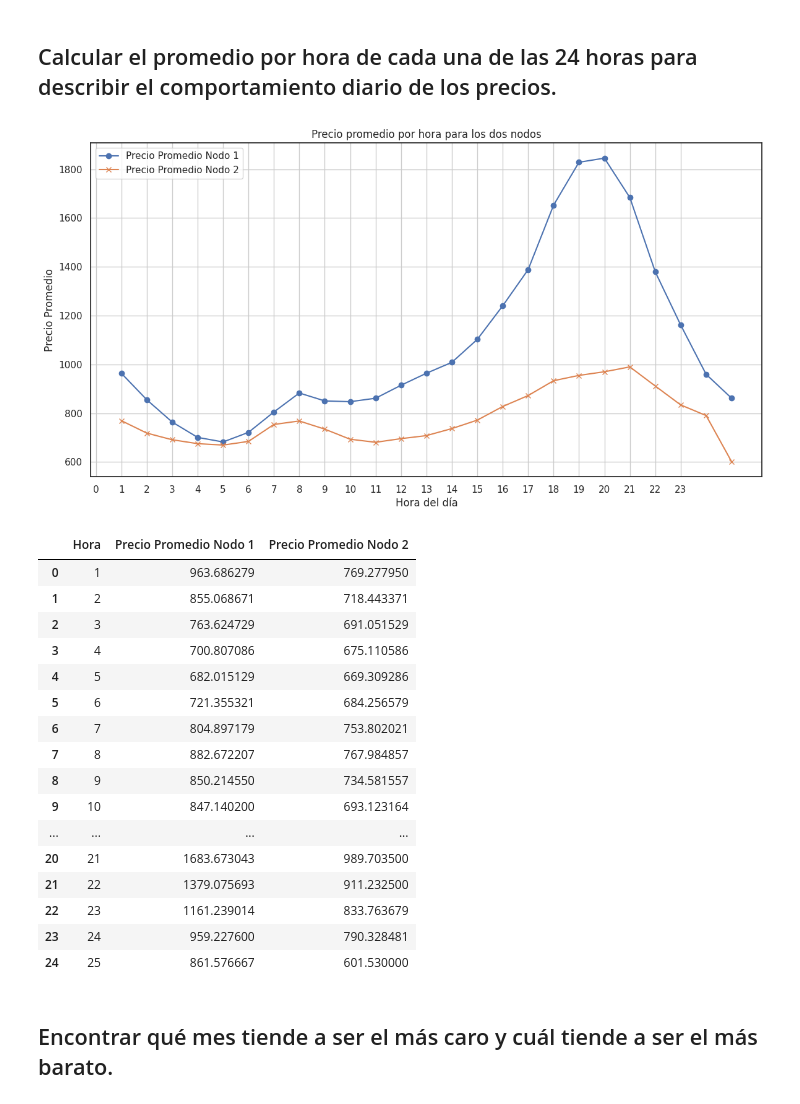
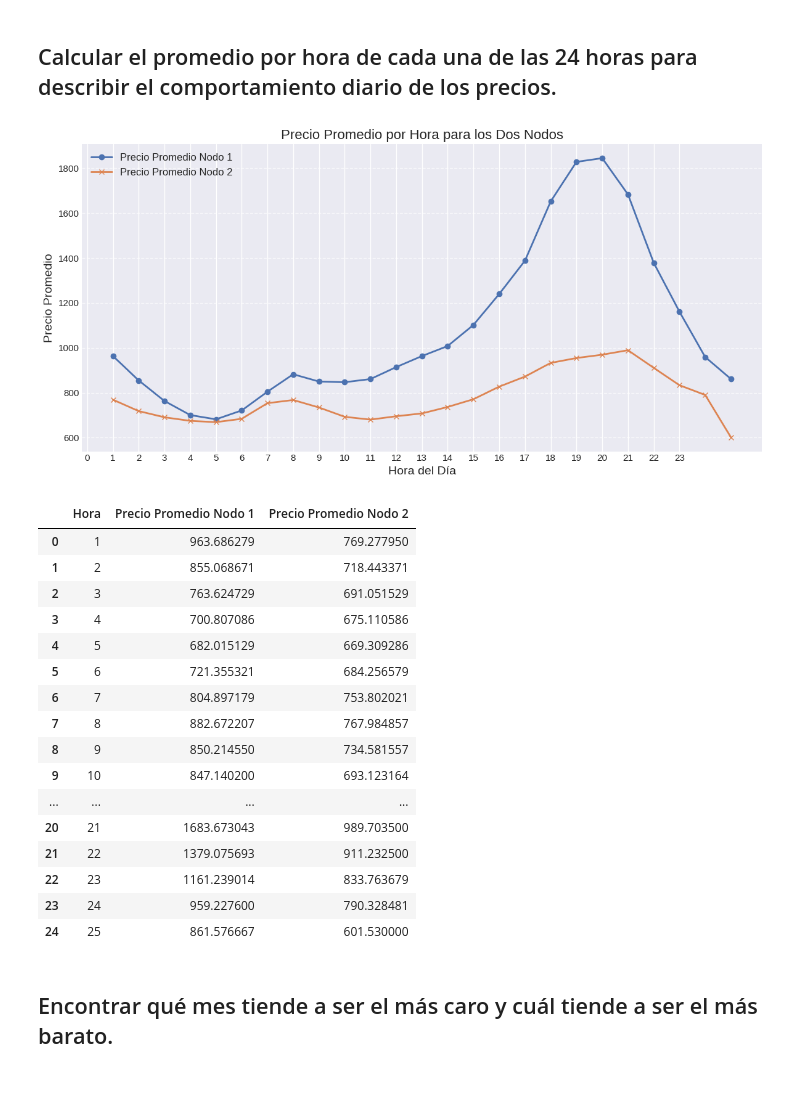
Before and after one commit to EnigmaK9/xts, a Jupyter notebook: xts.ipynb, the cells around one changed output. Drawn from its saved outputs; the diff is of its cells as text; code cells hidden in the pictures.

```diff
--- a/xts.ipynb
+++ b/xts.ipynb
@@ -190,46 +220,57 @@ strong multicollinearity or other numerical problems.
 # %% [markdown]
 ## Calcular el promedio por hora de cada una de las 24 horas para describir el comportamiento diario de los precios.
 # %%
-
-
 # Recargando los datos
 file_path = 'Data.csv'
 data = pd.read_csv(file_path)
 
 # Limpieza de datos
 data_cleaned = data.drop(columns=['Unnamed: 0'])
 data_cleaned['fecha'] = pd.to_datetime(data_cleaned['fecha'], errors='coerce')
 data_cleaned['fecha.1'] = pd.to_datetime(data_cleaned['fecha.1'], errors='coerce')
 data_cleaned['hora'] = data_cleaned['hora'].fillna(0).astype(int)
 data_cleaned['hora.1'] = data_cleaned['hora.1'].fillna(0).astype(int)
 data_cleaned = data_cleaned.dropna()
 
 # Calcular el promedio por hora para cada nodo
 hourly_avg_pml = data_cleaned.groupby('hora')['pml'].mean()
 hourly_avg_pml1 = data_cleaned.groupby('hora')['pml.1'].mean()
 
 # Crear un DataFrame para las visualizaciones
 hourly_avg = pd.DataFrame({
     'Hora': hourly_avg_pml.index,
     'Precio Promedio Nodo 1': hourly_avg_pml.values,
     'Precio Promedio Nodo 2': hourly_avg_pml1.values
 })
 
-# Visualización de los promedios por hora
-plt.figure(figsize=(14, 7))
-plt.plot(hourly_avg['Hora'], hourly_avg['Precio Promedio Nodo 1'], label='Precio Promedio Nodo 1', marker='o')
-plt.plot(hourly_avg['Hora'], hourly_avg['Precio Promedio Nodo 2'], label='Precio Promedio Nodo 2', marker='x')
-plt.title('Precio promedio por hora para los dos nodos')
-plt.xlabel('Hora del día')
-plt.ylabel('Precio Promedio')
+# Configuración de estilo
+plt.style.use('seaborn-darkgrid')
+plt.figure(figsize=(12, 6))
+
+# Gráfico de líneas para los promedios por hora
+plt.plot(hourly_avg['Hora'], hourly_avg['Precio Promedio Nodo 1'], label='Precio Promedio Nodo 1', marker='o', linewidth=2)
+plt.plot(hourly_avg['Hora'], hourly_avg['Precio Promedio Nodo 2'], label='Precio Promedio Nodo 2', marker='x', linewidth=2)
+
+# Título y etiquetas
+plt.title('Precio Promedio por Hora para los Dos Nodos', fontsize=16)
+plt.xlabel('Hora del Día', fontsize=14)
+plt.ylabel('Precio Promedio', fontsize=14)
+
+# Ejes y leyenda
 plt.xticks(np.arange(0, 24, 1))
-plt.grid(True)
-plt.legend()
+plt.grid(axis='y', linestyle='--', alpha=0.7)
+plt.legend(fontsize=12)
+
+# Personalizar el diseño
+plt.tight_layout()
+
+# Mostrar la gráfica
 plt.show()
 
+# Visualización de los datos
 hourly_avg
 # %% [output]
-[figure, old version]
+[figure, new version]
 |  | Hora | Precio Promedio Nodo 1 | Precio Promedio Nodo 2 |
 | 0 | 1 | 963.686279 | 769.277950 |
 | 1 | 2 | 855.068671 | 718.443371 |
```
Also changed, not shown: parts of 8 cells of this notebook, 19 other files.
